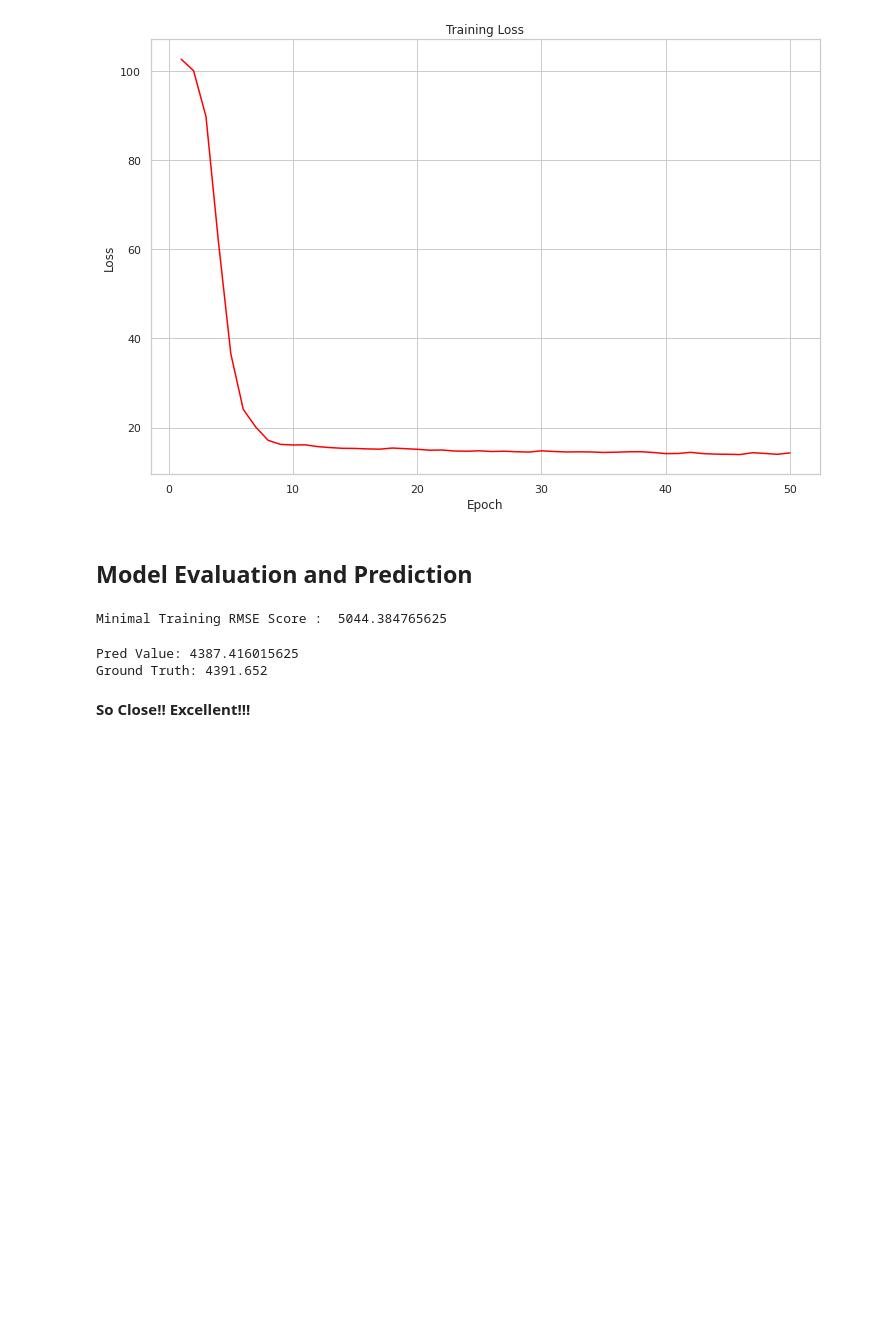
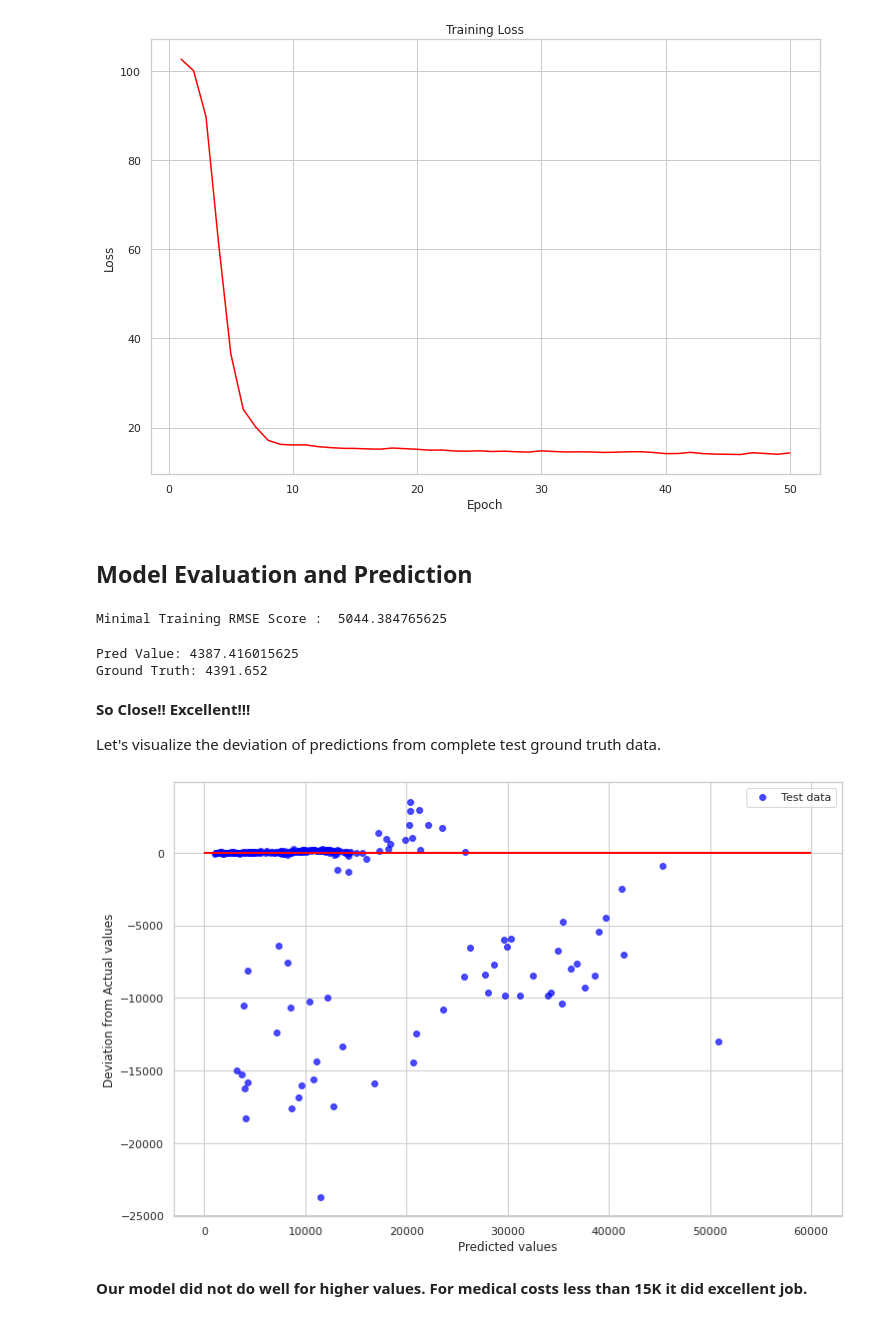
Before and after one commit to ZohebAbai/Deep-Learning-Projects, a Jupyter notebook: Tensorflow_Keras/01_TF_Regression.ipynb, the cells around one changed output. Drawn from its saved outputs; the diff is of its cells as text; code cells hidden in the pictures; blank space fills up the shorter version.

```diff
--- a/Tensorflow_Keras/01_TF_Regression.ipynb
+++ b/Tensorflow_Keras/01_TF_Regression.ipynb
@@ -278,5 +278,23 @@ print(f"Pred Value: {y_pred[0][0]} \nGround Truth: {np.array(y_test)[17]}")
 # %% [output]
 Pred Value: 4387.416015625
 Ground Truth: 4391.652
-# %% [markdown]
-**So Close!! Excellent!!!**
+# %% [markdown]
+**So Close!! Excellent!!!**
+
+Let's visualize the deviation of predictions from complete test ground truth data.
+# %%
+plt.figure(figsize=(12,8))
+preds = bestmodel.predict(X_test_normal)
+truth = np.asarray(y_test).reshape(-1,1)
+plt.scatter(preds, preds - truth,
+          c = 'blue', marker = 'o', s = 35, alpha = 0.7,
+          label = 'Test data')
+plt.xlabel('Predicted values')
+plt.ylabel('Deviation from Actual values')
+plt.legend(loc = 'upper right')
+plt.hlines(y = 0, xmin = 0, xmax = 60000, lw = 2, color = 'red')
+plt.show()
+# %% [output]
+[figure, added]
+# %% [markdown]
+**Our model did not do well for higher values. For medical costs less than 15K it did excellent job.**
```
